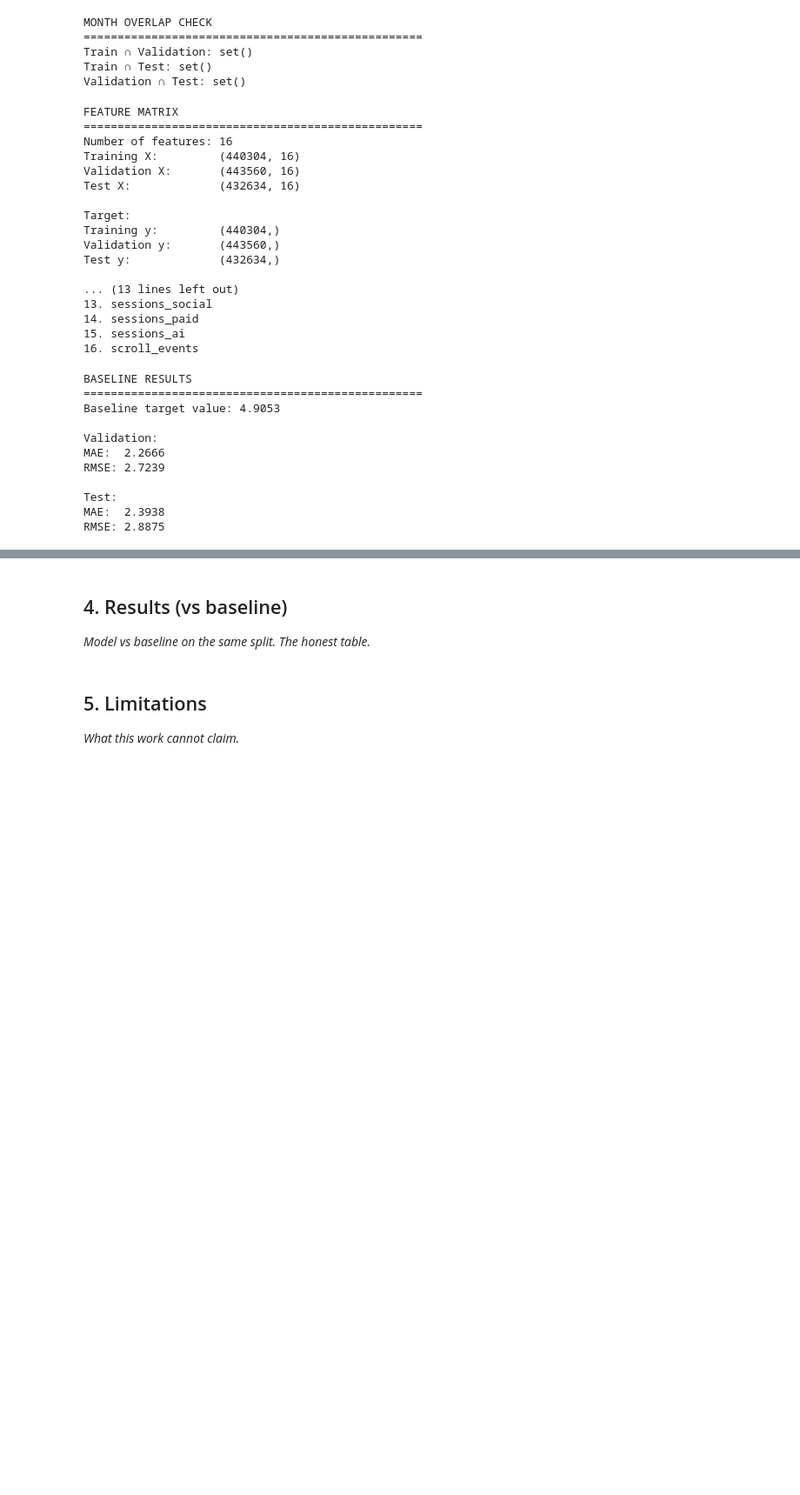
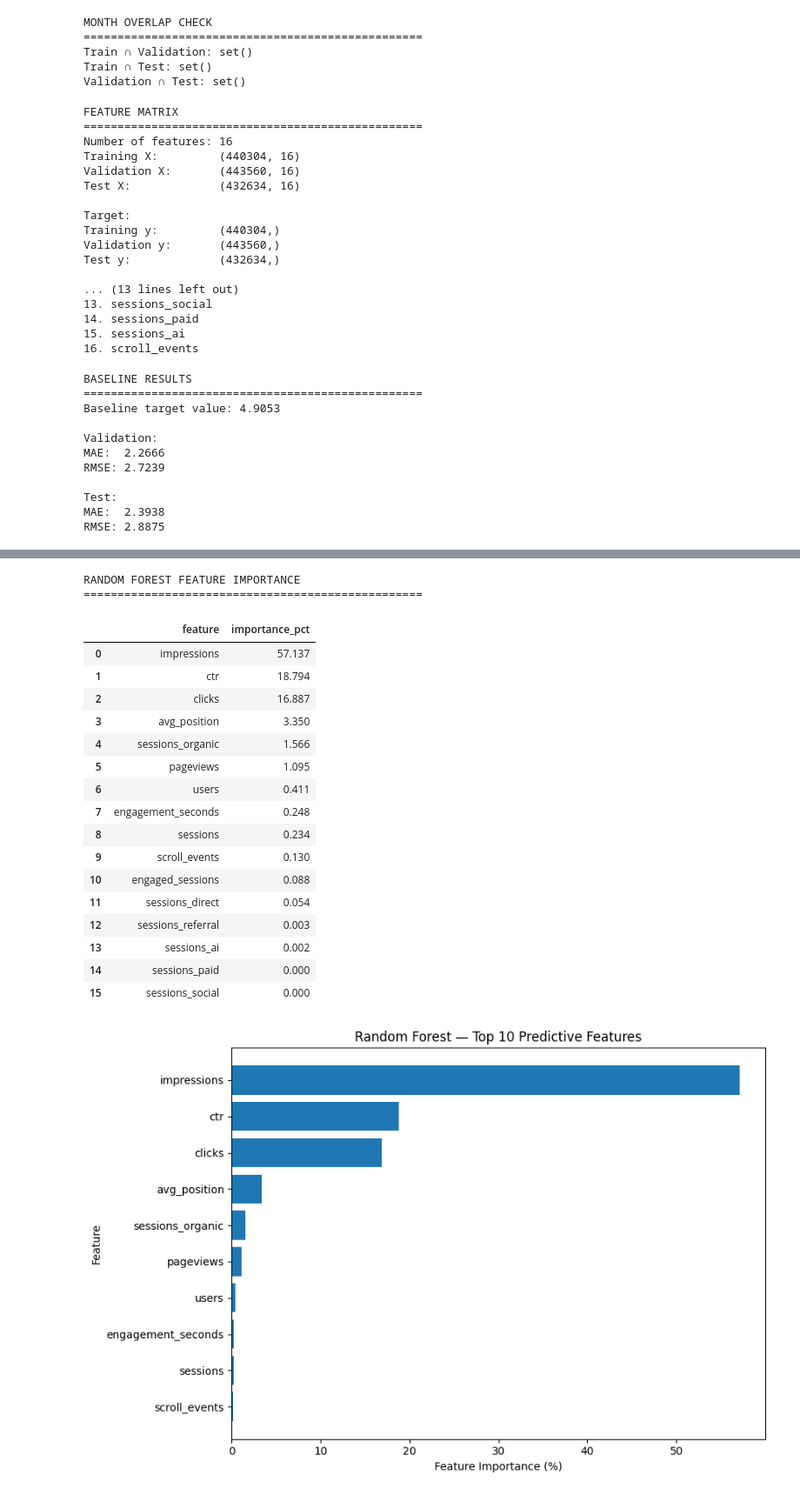
Before and after one commit to ReposofPriyanka/flyrank-ai-internship-ml-track, a Jupyter notebook: work/notebooks/capstone.ipynb, the cells around one changed output, grey strips where cells are left out. Shown at 87% size. Drawn from its saved outputs; the diff is of its cells as text; code cells hidden in the pictures; blank space fills up the shorter version.

Commit message:
Capstone DAY 2

```diff
--- a/work/notebooks/capstone.ipynb
+++ b/work/notebooks/capstone.ipynb
@@ -1156,8 +1158,71 @@ RMSE improvement: 52.06%
-# %% [markdown]
-## 4. Results (vs baseline)
-
-*Model vs baseline on the same split. The honest table.*
-# %% [markdown]
-## 5. Limitations
-
-*What this work cannot claim.*
+# %%
+# ML Capstone — Random Forest Explainability
+# Feature importance for the selected final model
+
+import pandas as pd
+import matplotlib.pyplot as plt
+
+# Feature importance from the trained Random Forest
+rf_importance = pd.DataFrame({
+    "feature": feature_cols,
+    "importance": rf_model.feature_importances_
+})
+
+rf_importance = rf_importance.sort_values(
+    "importance",
+    ascending=False
+).reset_index(drop=True)
+
+# Convert to percentage
+rf_importance["importance_pct"] = (
+    rf_importance["importance"] * 100
+)
+
+print("RANDOM FOREST FEATURE IMPORTANCE")
+print("=" * 50)
+
+display(
+    rf_importance[
+        ["feature", "importance_pct"]
+    ].round(3)
+)
+
+# Plot top 10 features
+top_features = rf_importance.head(10).sort_values(
+    "importance_pct"
+)
+
+plt.figure(figsize=(9, 6))
+
+plt.barh(
+    top_features["feature"],
+    top_features["importance_pct"]
+)
+
+plt.xlabel("Feature Importance (%)")
+plt.ylabel("Feature")
+plt.title("Random Forest — Top 10 Predictive Features")
+
+plt.tight_layout()
+plt.show()
+# %% [output]
+RANDOM FOREST FEATURE IMPORTANCE
+==================================================
+|  | feature | importance_pct |
+| 0 | impressions | 57.137 |
+| 1 | ctr | 18.794 |
+| 2 | clicks | 16.887 |
+| 3 | avg_position | 3.350 |
+| 4 | sessions_organic | 1.566 |
+| 5 | pageviews | 1.095 |
+| 6 | users | 0.411 |
+| 7 | engagement_seconds | 0.248 |
+| 8 | sessions | 0.234 |
+| 9 | scroll_events | 0.130 |
+| 10 | engaged_sessions | 0.088 |
+| 11 | sessions_direct | 0.054 |
+| 12 | sessions_referral | 0.003 |
+| 13 | sessions_ai | 0.002 |
+| 14 | sessions_paid | 0.000 |
+| 15 | sessions_social | 0.000 |
+[figure, added]
```
Also changed, not shown: parts of 21 cells of this notebook.
